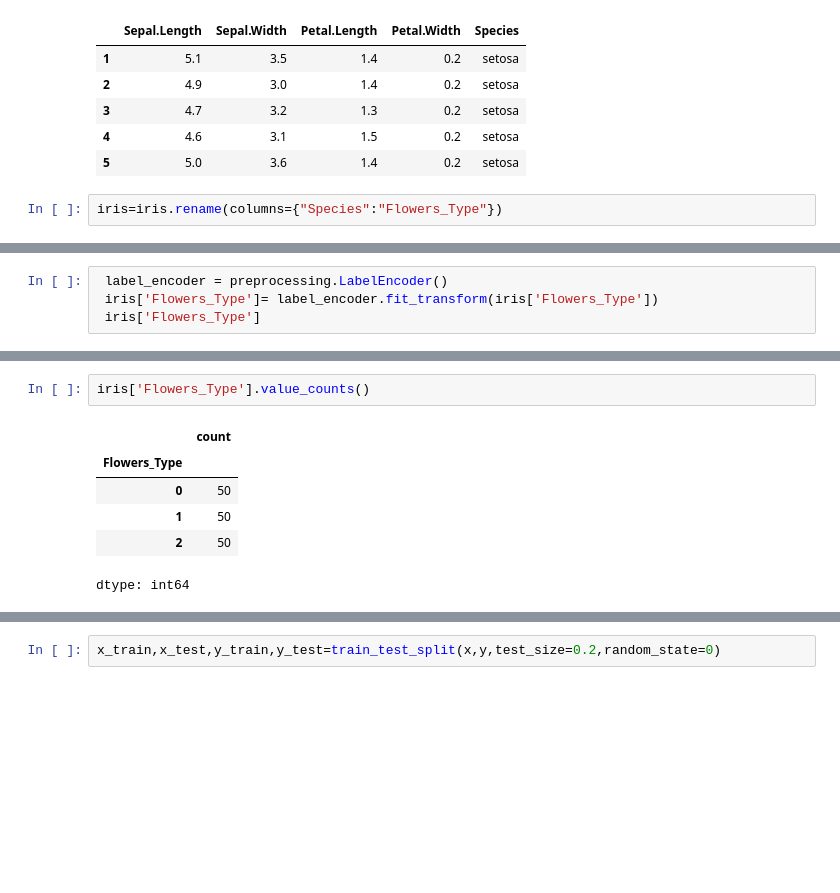
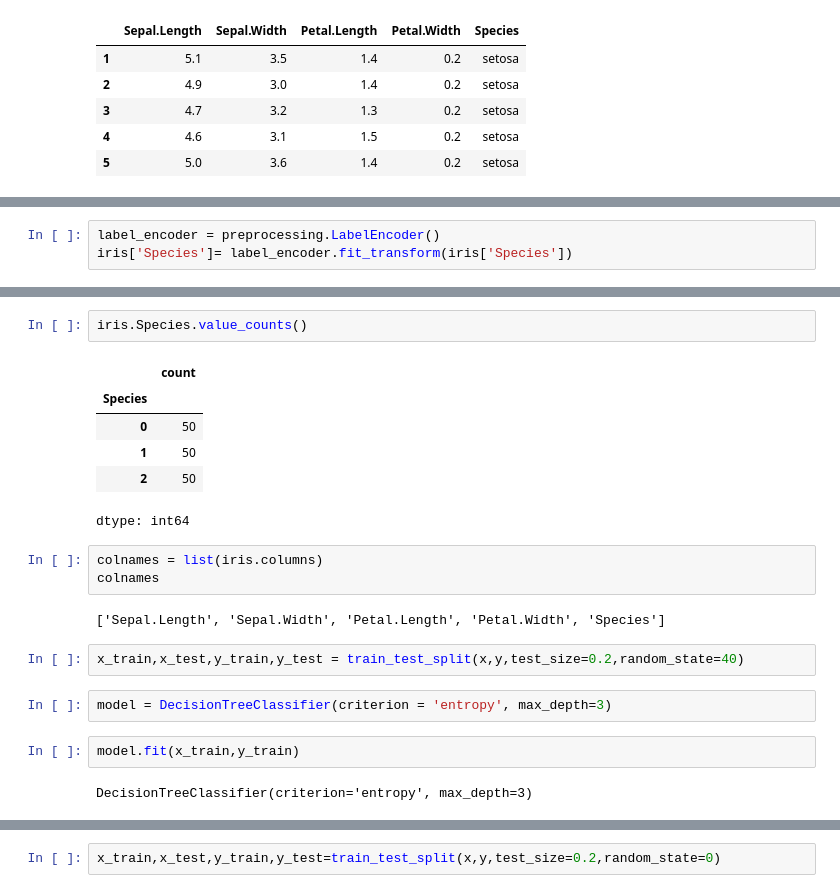
Before and after one commit to polugariteja/2311cs020531, a Jupyter notebook: Decission_Tree_With_iris.ipynb, the cells around one changed output, grey strips where cells are left out. Cells and saved outputs as stored; diff of their text form; blank space fills up the shorter version.

```diff
--- a/Decission_Tree_With_iris.ipynb
+++ b/Decission_Tree_With_iris.ipynb
@@ -102,5 +104,3 @@ iris.head()
 | 3 | 4.7 | 3.2 | 1.3 | 0.2 | setosa |
 | 4 | 4.6 | 3.1 | 1.5 | 0.2 | setosa |
 | 5 | 5.0 | 3.6 | 1.4 | 0.2 | setosa |
-# %%
-iris=iris.rename(columns={"Species":"Flowers_Type"})
@@ -123,4 +107,3 @@ iris
 # %%
- label_encoder = preprocessing.LabelEncoder()
- iris['Flowers_Type']= label_encoder.fit_transform(iris['Flowers_Type'])
- iris['Flowers_Type']
+label_encoder = preprocessing.LabelEncoder()
+iris['Species']= label_encoder.fit_transform(iris['Species'])
@@ -195,11 +148,24 @@ iris['Flowers_Type'].unique()
 # %% [output]
 array([0, 1, 2])
 # %%
-iris['Flowers_Type'].value_counts()
+iris.Species.value_counts()
 # %% [output]
 |  | count |
-| Flowers_Type |  |
+| Species |  |
 | 0 | 50 |
 | 1 | 50 |
 | 2 | 50 |
 dtype: int64
+# %%
+colnames = list(iris.columns)
+colnames
+# %% [output]
+['Sepal.Length', 'Sepal.Width', 'Petal.Length', 'Petal.Width', 'Species']
+# %%
+x_train,x_test,y_train,y_test = train_test_split(x,y,test_size=0.2,random_state=40)
+# %%
+model = DecisionTreeClassifier(criterion = 'entropy', max_depth=3)
+# %%
+model.fit(x_train,y_train)
+# %% [output]
+DecisionTreeClassifier(criterion='entropy', max_depth=3)
```
Also changed, not shown: parts of 22 cells of this notebook.
